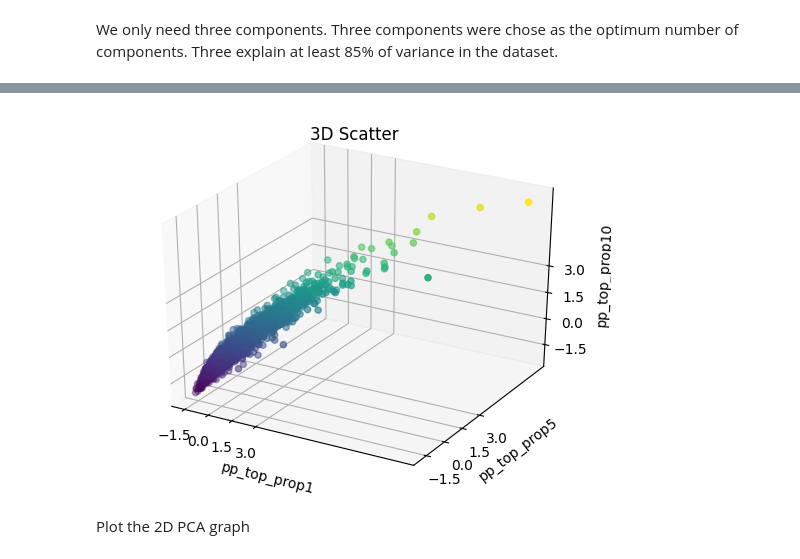
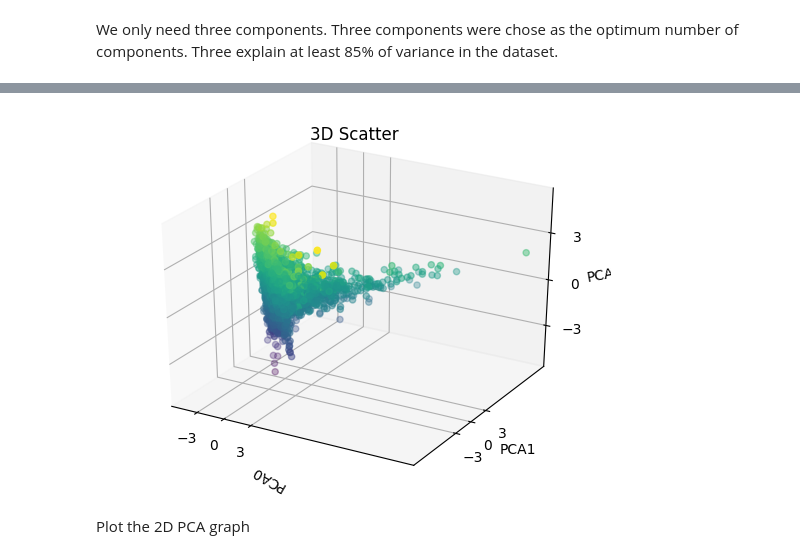
Before and after one commit to MarciaFG/scimobility, a Jupyter notebook: AlignP_PCA.ipynb, the cells around one changed output, grey strips where cells are left out. Saved outputs shown, nothing was run; the diff lists cells and outputs as text; code cells hidden in the pictures.

```diff
--- a/AlignP_PCA.ipynb
+++ b/AlignP_PCA.ipynb
@@ -495,0 +485,4 @@ print(X_pca)
+# %%
+pca.fit(X_costheta_predictors)
+X_pca = pd.DataFrame(pca.transform(X_costheta_predictors), columns=['PCA%i' % i for i in range(3)], index=df.index)
+X_pca.head(10)
@@ -495,0 +510,3 @@ print(X_pca)
+# %%
+X_pca_df = pd.DataFrame(X_pca)
+X_pca_df.head(10)
@@ -537,36 +574,36 @@ plt.colorbar()
 # %%
 #Let’s see an example by plotting our selected features into a 3D graph.
 from mpl_toolkits import mplot3d
 plt.style.use('default')
 
 # Prepare 3D graph
 fig = plt.figure()
 ax = plt.axes(projection='3d')
 
 # Plot scaled features
-xdata = X_costheta_predictors[:,0]
-ydata = X_costheta_predictors[:,1]
-zdata = X_costheta_predictors[:,2]
+xdata = X_pca_df['PCA0']
+ydata = X_pca_df['PCA1']
+zdata = X_pca_df['PCA2']
 
 # Plot 3D plot
 ax.scatter3D(xdata, ydata, zdata, c=zdata, cmap='viridis')
 
 # Plot title of graph
 plt.title(f'3D Scatter')
 
 # Plot x, y, z even ticks
-ticks = np.linspace(-3, 3, num=5)
+ticks = np.linspace(-3, 3, num=3)
 ax.set_xticks(ticks)
 ax.set_yticks(ticks)
 ax.set_zticks(ticks)
 
 # Plot x, y, z labels
-ax.set_xlabel('pp_top_prop1', rotation=150)
-ax.set_ylabel('pp_top_prop5')
-ax.set_zlabel('pp_top_prop10', rotation=60)
+ax.set_xlabel('PCA0', rotation=150)
+ax.set_ylabel('PCA1')
+ax.set_zlabel('PCA2', rotation=10)
 plt.show()
 # %% [output]
-[figure, old version]
+[figure, new version]
 # %% [markdown]
 Plot the 2D PCA graph
 # %%
```
Also changed, not shown: parts of 14 cells of this notebook.
